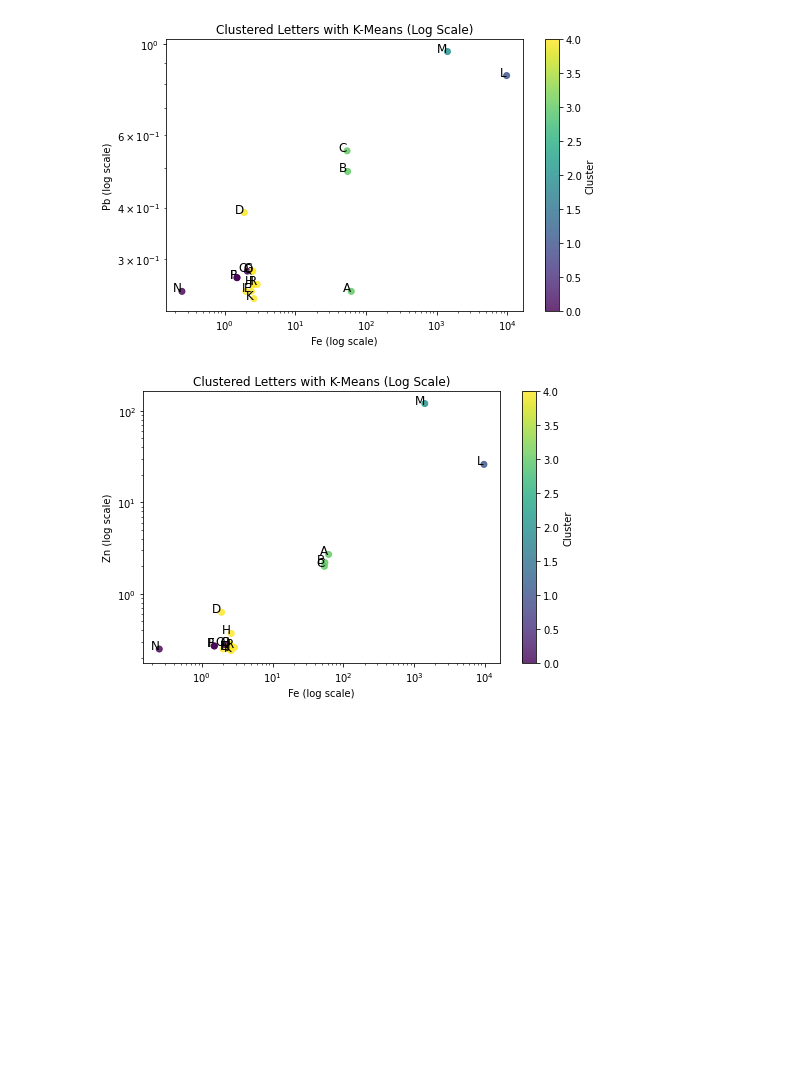
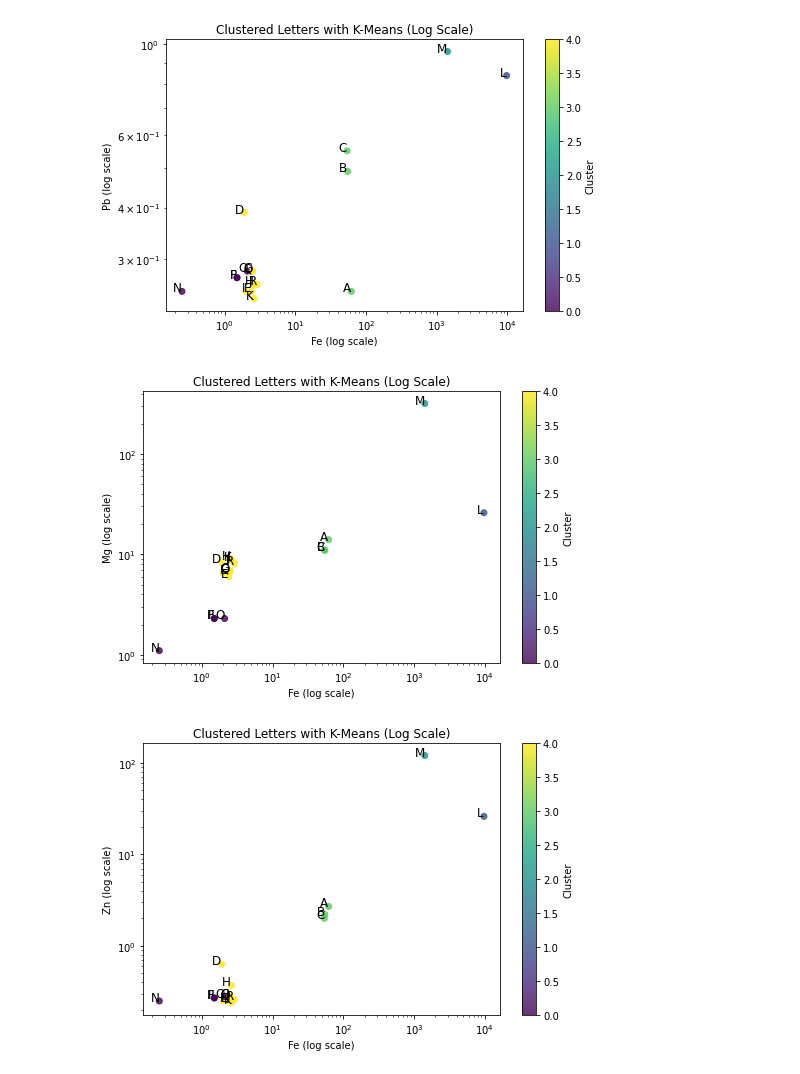
Before and after one commit to ahnxx132/02252025, a Jupyter notebook: 02242025.ipynb, the cells around one changed output. Cells and saved outputs as stored; diff of their text form; code cells hidden in the pictures; blank space fills up the shorter version.

```diff
--- a/02242025.ipynb
+++ b/02242025.ipynb
@@ -477,6 +472,28 @@ plt.colorbar(scatter, label="Cluster")
 plt.show()
 # %% [output]
 [figure]
+# %%
+#convert to log chart
+plt.figure(figsize=(8, 5))
+
+# Scatter plot with log scale
+scatter = plt.scatter(df["Fe"], df["Mg"], c=model.labels_, cmap="viridis", alpha=0.8)
+
+# Add letter labels
+for i, letter in enumerate(letters):
+    plt.text(df["Fe"].iloc[i], df["Mg"].iloc[i], letter, fontsize=12, ha="right")
+
+# Set log scale for both axes
+plt.xscale("log")
+plt.yscale("log")
+
+plt.xlabel("Fe (log scale)")
+plt.ylabel("Mg (log scale)")
+plt.title("Clustered Letters with K-Means (Log Scale)")
+plt.colorbar(scatter, label="Cluster")
+plt.show()
+# %% [output]
+[figure, added]
 # %%
 #convert to log chart
 plt.figure(figsize=(8, 5))
```
Also changed, not shown: parts of 2 cells of this notebook.
